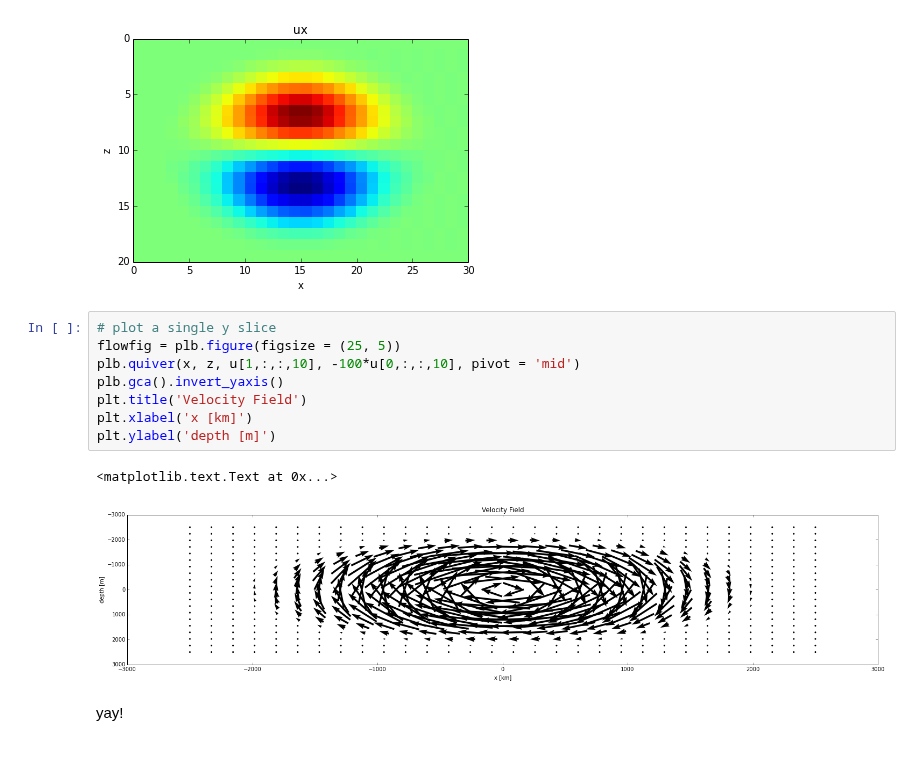
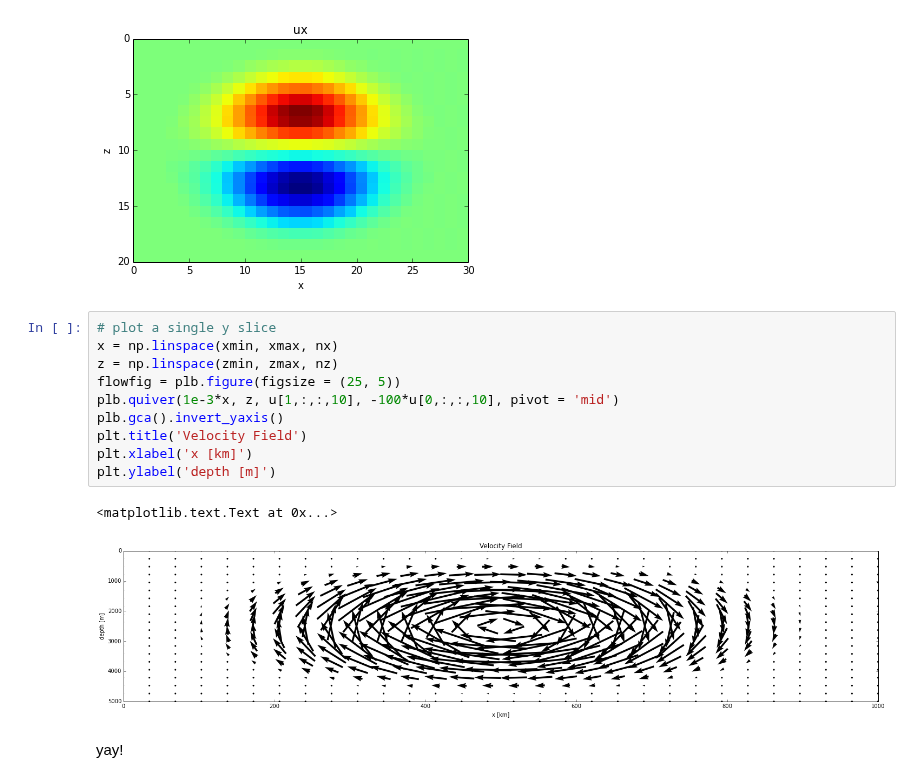
Before and after one commit to UBC-MOAD/pa-th-simple, a Jupyter notebook: prelim-model/Evaluation of 3D centred velocity - Step 1.ipynb, the cells around one changed output. Drawn from its saved outputs; the diff is of its cells as text; blank space fills up the shorter version.

```diff
--- a/prelim-model/Evaluation of 3D centred velocity - Step 1.ipynb
+++ b/prelim-model/Evaluation of 3D centred velocity - Step 1.ipynb
@@ -142,15 +142,17 @@ plt.gca().invert_yaxis()
 [figure]
 # %%
 # plot a single y slice
+x = np.linspace(xmin, xmax, nx)
+z = np.linspace(zmin, zmax, nz)
 flowfig = plb.figure(figsize = (25, 5))
-plb.quiver(x, z, u[1,:,:,10], -100*u[0,:,:,10], pivot = 'mid')
+plb.quiver(1e-3*x, z, u[1,:,:,10], -100*u[0,:,:,10], pivot = 'mid')
 plb.gca().invert_yaxis()
 plt.title('Velocity Field')
 plt.xlabel('x [km]')
 plt.ylabel('depth [m]')
 # %% [output]
 <matplotlib.text.Text at 0x...>
-[figure, old version]
+[figure, new version]
 # %% [markdown]
 yay!
 # %% [markdown]
```
Also changed, not shown: parts of 10 cells of this notebook, 1 other file.
